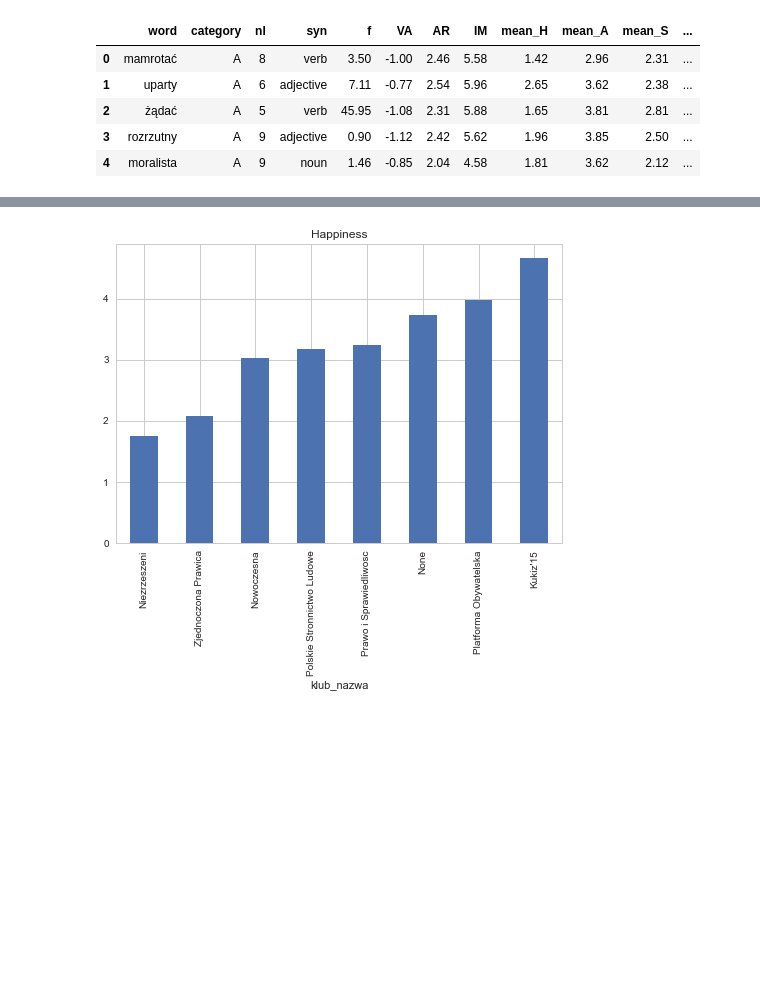
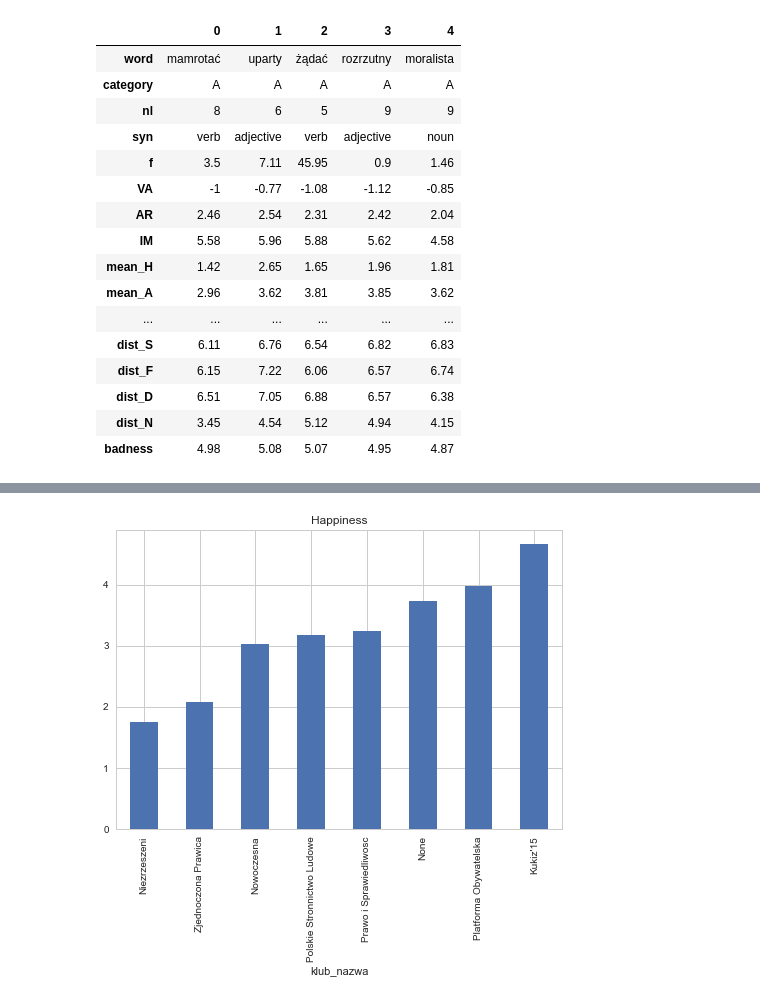
Before and after one commit to wikp/peaches, a Jupyter notebook: 2017-09-13-MeetIT-Torun/sejm.ipynb, the cells around one changed output, grey strips where cells are left out. Cells and saved outputs as stored; diff of their text form; code cells hidden in the pictures; blank space fills up the shorter version.

Commit message:
sejm update

```diff
--- a/2017-09-13-MeetIT-Torun/sejm.ipynb
+++ b/2017-09-13-MeetIT-Torun/sejm.ipynb
@@ -9,8 +9,8 @@ import datetime
 
 plt.style.use('seaborn-whitegrid')
 # %%
-sejm = pd.read_csv('./wystapienia.csv')
-slowa = pd.read_csv('./slowka.csv')
+sejm = pd.read_csv('./data/sejm/wystapienia.csv')
+slowa = pd.read_csv('./data/sejm/slowka.csv')
 
 slowa_l = slowa.to_dict('records')
 slowa_d = {}
@@ -19,14 +19,25 @@ slowa_d = {}
 for sl in slowa_l:
     slowa_d[sl['word']] = sl
 # %%
-slowa.head()
+slowa.head().T
 # %% [output]
-|  | word | category | nl | syn | f | VA | AR | IM | mean_H | mean_A | mean_S | ... |
-| 0 | mamrotać | A | 8 | verb | 3.50 | -1.00 | 2.46 | 5.58 | 1.42 | 2.96 | 2.31 | ... |
-| 1 | uparty | A | 6 | adjective | 7.11 | -0.77 | 2.54 | 5.96 | 2.65 | 3.62 | 2.38 | ... |
-| 2 | żądać | A | 5 | verb | 45.95 | -1.08 | 2.31 | 5.88 | 1.65 | 3.81 | 2.81 | ... |
-| 3 | rozrzutny | A | 9 | adjective | 0.90 | -1.12 | 2.42 | 5.62 | 1.96 | 3.85 | 2.50 | ... |
-| 4 | moralista | A | 9 | noun | 1.46 | -0.85 | 2.04 | 4.58 | 1.81 | 3.62 | 2.12 | ... |
+|  | 0 | 1 | 2 | 3 | 4 |
+| word | mamrotać | uparty | żądać | rozrzutny | moralista |
+| category | A | A | A | A | A |
+| nl | 8 | 6 | 5 | 9 | 9 |
+| syn | verb | adjective | verb | adjective | noun |
+| f | 3.5 | 7.11 | 45.95 | 0.9 | 1.46 |
+| VA | -1 | -0.77 | -1.08 | -1.12 | -0.85 |
+| AR | 2.46 | 2.54 | 2.31 | 2.42 | 2.04 |
+| IM | 5.58 | 5.96 | 5.88 | 5.62 | 4.58 |
+| mean_H | 1.42 | 2.65 | 1.65 | 1.96 | 1.81 |
+| mean_A | 2.96 | 3.62 | 3.81 | 3.85 | 3.62 |
+| ... | ... | ... | ... | ... | ... |
+| dist_S | 6.11 | 6.76 | 6.54 | 6.82 | 6.83 |
+| dist_F | 6.15 | 7.22 | 6.06 | 6.57 | 6.74 |
+| dist_D | 6.51 | 7.05 | 6.88 | 6.57 | 6.38 |
+| dist_N | 3.45 | 4.54 | 5.12 | 4.94 | 4.15 |
+| badness | 4.98 | 5.08 | 5.07 | 4.95 | 4.87 |
 # %%
 labs = {
     "1":"Platforma Obywatelska",
```
Also changed, not shown: parts of 1 cell of this notebook.
